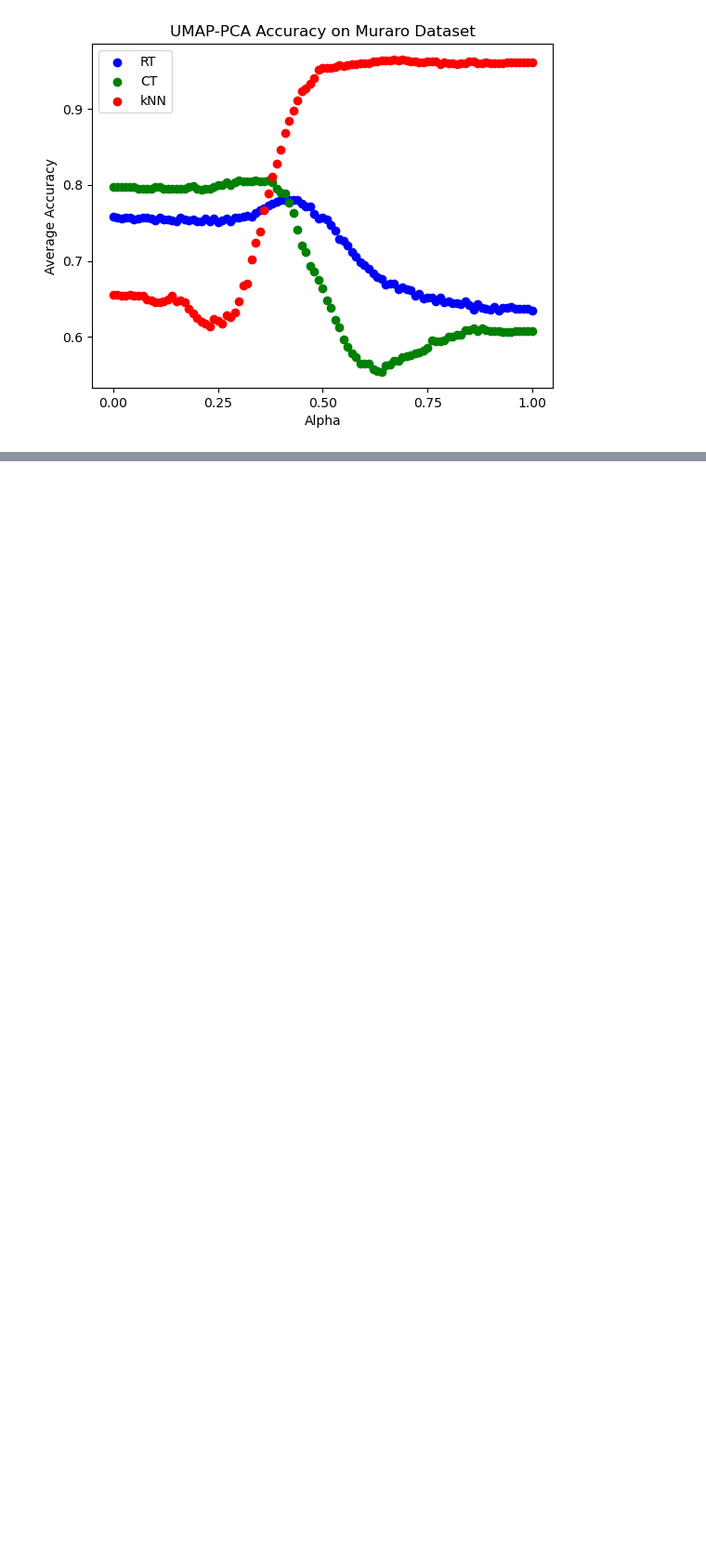
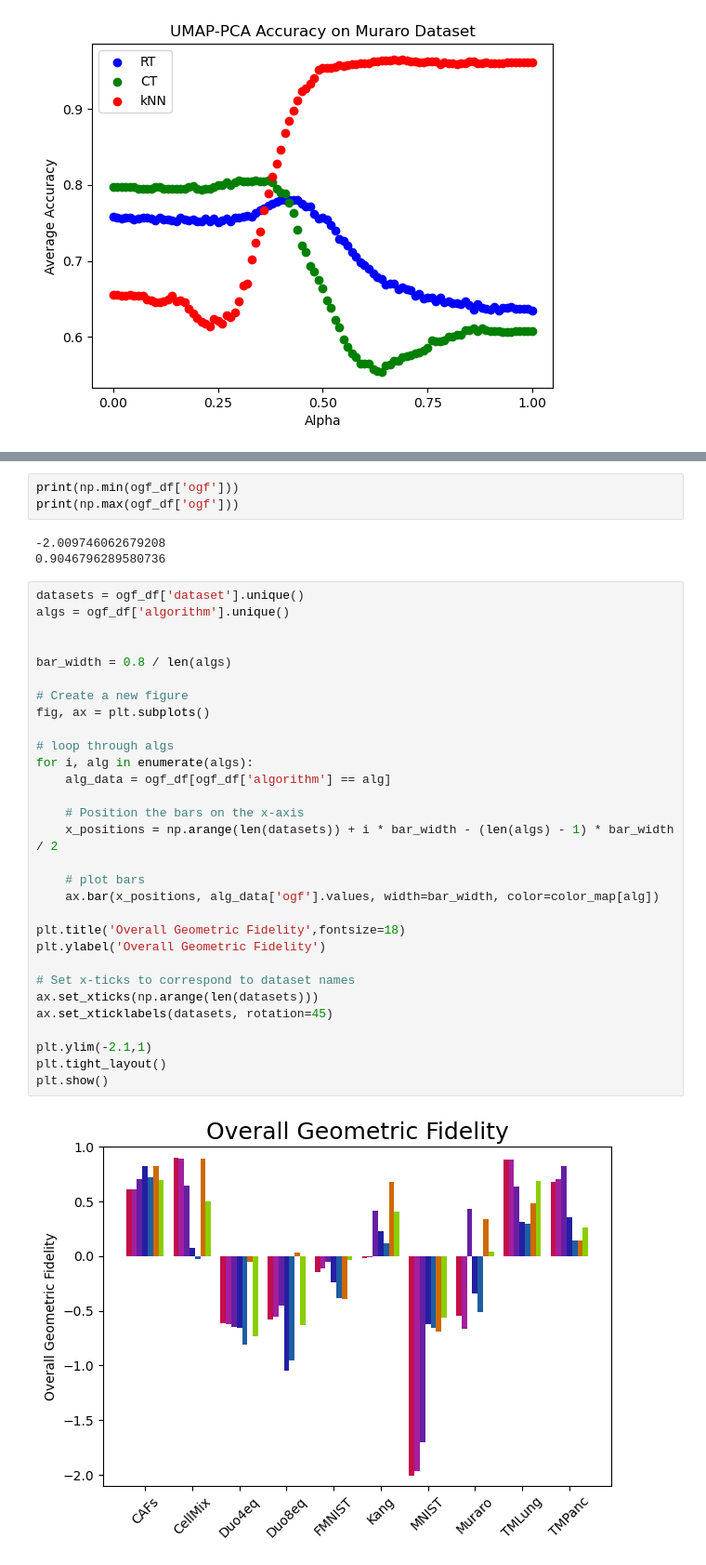
Before and after one commit to corinne-ort/drpaper25, a Jupyter notebook: sick_plots.ipynb, the cells around one changed output, grey strips where cells are left out. Shown at 93% size. Drawn from its saved outputs; the diff is of its cells as text; blank space fills up the shorter version.

```diff
--- a/sick_plots.ipynb
+++ b/sick_plots.ipynb
@@ -94,0 +164,38 @@ plt.show()
+# %%
+print(np.min(ogf_df['ogf']))
+print(np.max(ogf_df['ogf']))
+# %% [output]
+-2.009746062679208
+0.9046796289580736
+# %%
+datasets = ogf_df['dataset'].unique()
+algs = ogf_df['algorithm'].unique()
+
+
+bar_width = 0.8 / len(algs)
+
+# Create a new figure
+fig, ax = plt.subplots()
+
+# loop through algs
+for i, alg in enumerate(algs):
+    alg_data = ogf_df[ogf_df['algorithm'] == alg]
+
+    # Position the bars on the x-axis
+    x_positions = np.arange(len(datasets)) + i * bar_width - (len(algs) - 1) * bar_width / 2
+
+    # plot bars
+    ax.bar(x_positions, alg_data['ogf'].values, width=bar_width, color=color_map[alg])
+
+plt.title('Overall Geometric Fidelity',fontsize=18)
+plt.ylabel('Overall Geometric Fidelity')
+
+# Set x-ticks to correspond to dataset names
+ax.set_xticks(np.arange(len(datasets)))
+ax.set_xticklabels(datasets, rotation=45)
+
+plt.ylim(-2.1,1)
+plt.tight_layout()
+plt.show()
+# %% [output]
+[figure, added]
```
Also changed, not shown: parts of 9 cells of this notebook, 1 other file.
